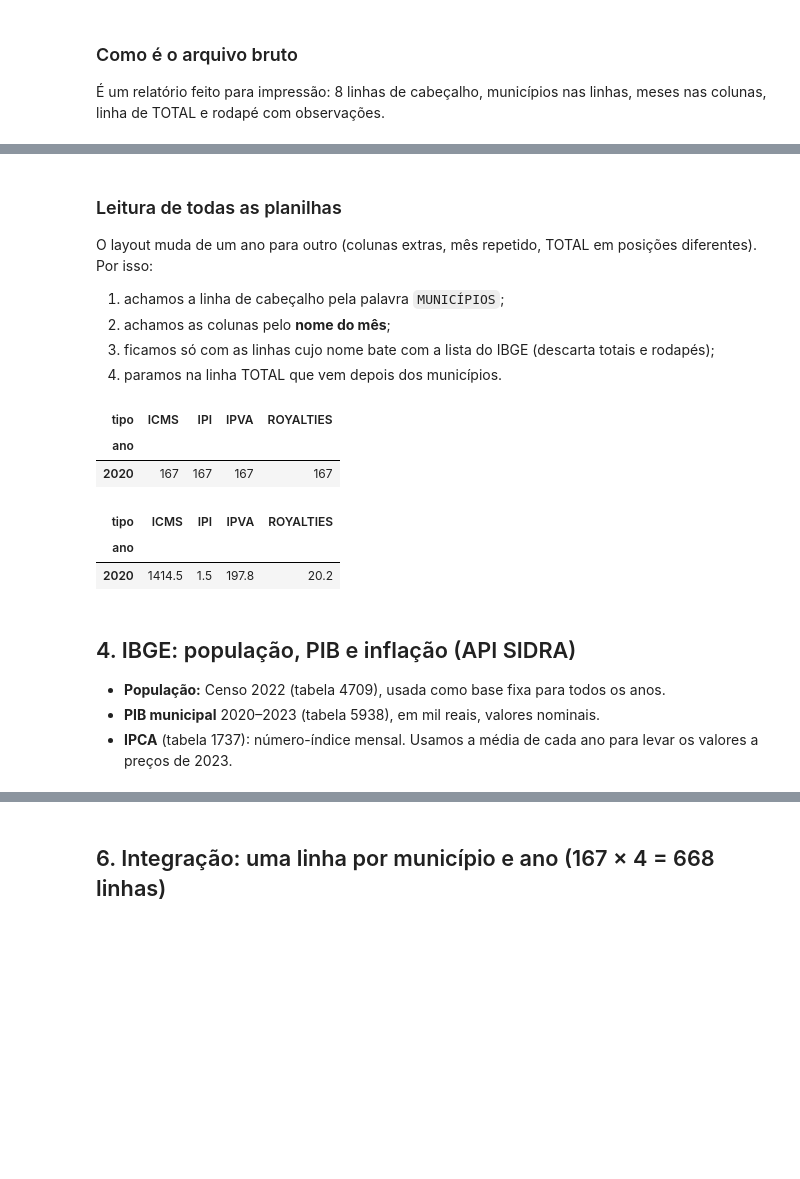
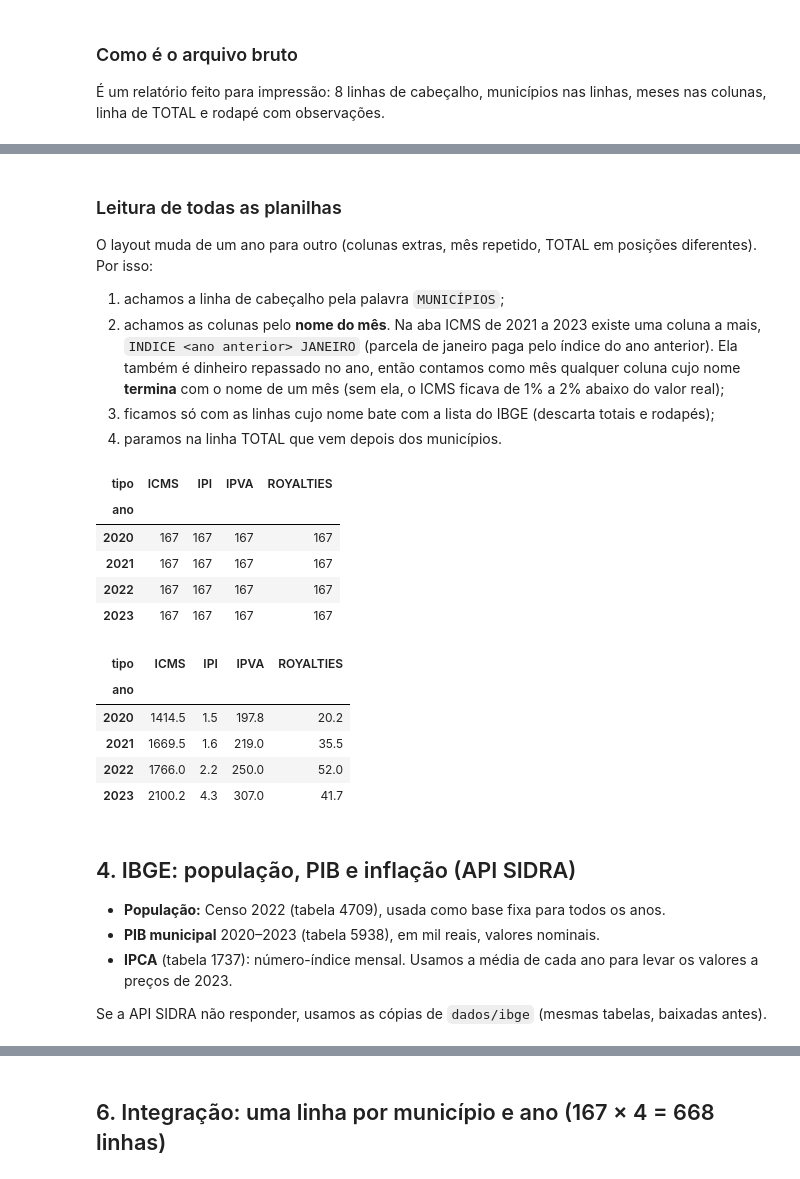
Before and after one commit to Renata-Nascimento/Projeto-U02-CD, a Jupyter notebook: notebooks/01_coleta.ipynb, the cells around one changed output, grey strips where cells are left out. Saved outputs shown, nothing was run; the diff lists cells and outputs as text; code cells hidden in the pictures; blank space fills up the shorter version.

```diff
--- a/notebooks/01_coleta.ipynb
+++ b/notebooks/01_coleta.ipynb
@@ -90,6 +90,8 @@ import requests
 
 ANOS = [2020, 2021, 2022, 2023]   # período da análise (justificativa acima)
 ANO_PRECOS = 2023                # valores em R$ de 2023
+REPO = 'Renata-Nascimento/Projeto-U02-CD'
+RAW_GITHUB = f'https://raw.githubusercontent.com/{REPO}/main/'   # cópias das fontes (plano B)
 os.makedirs('dados', exist_ok=True)
 os.makedirs('saida', exist_ok=True)
 # %% [markdown]
@@ -99,12 +103,18 @@ Baixamos primeiro porque ela é a "régua": todo nome de município das outras f
 # %%
-resp = requests.get('https://servicodados.ibge.gov.br/api/v1/localidades/estados/24/municipios', timeout=60)
-
-municipios = pd.DataFrame([{
-    'cod_ibge': m['id'],
-    'municipio': m['nome'],
-    'mesorregiao': m['microrregiao']['mesorregiao']['nome'],
-    'regiao_intermediaria': m['regiao-imediata']['regiao-intermediaria']['nome'],
-} for m in resp.json()])
+try:
+    resp = requests.get('https://servicodados.ibge.gov.br/api/v1/localidades/estados/24/municipios', timeout=60)
+    resp.raise_for_status()
+    municipios = pd.DataFrame([{
+        'cod_ibge': m['id'],
+        'municipio': m['nome'],
+        'mesorregiao': m['microrregiao']['mesorregiao']['nome'],
+        'regiao_intermediaria': m['regiao-imediata']['regiao-intermediaria']['nome'],
+    } for m in resp.json()])
+    print('Municípios lidos da API do IBGE')
+except (requests.exceptions.RequestException, ValueError) as erro:
+    print(f'API do IBGE não respondeu ({erro.__class__.__name__}); usando a cópia do GitHub')
+    municipios = pd.read_csv(RAW_GITHUB + 'dados/ibge/municipios_rn.csv')[
+        ['cod_ibge', 'municipio', 'mesorregiao', 'regiao_intermediaria']]
 
 print(len(municipios), 'municípios')
 municipios.head()
@@ -211,46 +228,56 @@ pd.read_excel(arquivos[0], sheet_name='ICMS', header=None).iloc[6:14, :5]
 
 O layout muda de um ano para outro (colunas extras, mês repetido, TOTAL em posições diferentes). Por isso:
 1. achamos a linha de cabeçalho pela palavra `MUNICÍPIOS`;
-2. achamos as colunas pelo **nome do mês**;
+2. achamos as colunas pelo **nome do mês**. Na aba ICMS de 2021 a 2023 existe uma coluna a mais,
+   `INDICE <ano anterior> JANEIRO` (parcela de janeiro paga pelo índice do ano anterior). Ela também é dinheiro
+   repassado no ano, então contamos como mês qualquer coluna cujo nome **termina** com o nome de um mês
+   (sem ela, o ICMS ficava de 1% a 2% abaixo do valor real);
 3. ficamos só com as linhas cujo nome bate com a lista do IBGE (descarta totais e rodapés);
 4. paramos na linha TOTAL que vem depois dos municípios.
 # %%
 MESES = ['JANEIRO', 'FEVEREIRO', 'MARCO', 'ABRIL', 'MAIO', 'JUNHO',
          'JULHO', 'AGOSTO', 'SETEMBRO', 'OUTUBRO', 'NOVEMBRO', 'DEZEMBRO']
+
+def eh_mes(texto_coluna):
+    """'JANEIRO' -> True; 'INDICEJANEIRO' (coluna 'INDICE 2020 JANEIRO') -> True; 'TOTAL' -> False."""
+    return any(texto_coluna.endswith(m) for m in MESES)
 
 def ler_aba(arquivo, aba, ano):
     bruto = pd.read_excel(arquivo, sheet_name=aba, header=None)
     lin_cab = bruto.index[bruto[0].astype(str).str.upper().str.startswith('MUNIC')][0]
     cabecalho = [chave(c) for c in bruto.iloc[lin_cab]]
     corpo = bruto.iloc[lin_cab + 1:]
 
     k = corpo[0].map(chave).replace(DE_PARA)
     inicio = k[k.isin(list(COD_POR_CHAVE))].index[0]
     fim = corpo.index[(corpo.index > inicio) & corpo[0].astype(str).str.upper().str.contains('TOTA')]
     if len(fim):
         corpo, k = corpo.loc[:fim[0] - 1], k.loc[:fim[0] - 1]
     corpo = corpo.assign(cod_ibge=k.map(COD_POR_CHAVE)).dropna(subset=['cod_ibge'])
 
-    colunas_meses = [j for j, c in enumerate(cabecalho) if c in MESES]
+    colunas_meses = [j for j, c in enumerate(cabecalho) if eh_mes(c)]
     valores = corpo[colunas_meses].apply(pd.to_numeric, errors='coerce')
     return pd.DataFrame({'cod_ibge': corpo['cod_ibge'].astype(int).values,
                          'ano': ano, 'tipo': aba,
                          'valor': valores.sum(axis=1).values})
 
 partes = []
 for arq in arquivos:
     ano = int(re.search(r'(20\d{2})', os.path.basename(arq)).group(1))   # 1º ano que aparece no nome do arquivo
     for aba in ['ICMS', 'IPVA', 'IPI', 'ROYALTIES']:
         partes.append(ler_aba(arq, aba, ano))
 repasses = pd.concat(partes, ignore_index=True)
 repasses = repasses[repasses['ano'].isin(ANOS)]
 
 # conferência: cada ano × tipo deve ter os 167 municípios
 repasses.pivot_table(index='ano', columns='tipo', values='cod_ibge', aggfunc='nunique')
 # %% [output]
 | tipo | ICMS | IPI | IPVA | ROYALTIES |
 | ano |  |  |  |  |
 | 2020 | 167 | 167 | 167 | 167 |
+| 2021 | 167 | 167 | 167 | 167 |
+| 2022 | 167 | 167 | 167 | 167 |
+| 2023 | 167 | 167 | 167 | 167 |
 # %%
 # Total repassado por ano (R$ milhões, valores nominais, sem correção)
 (repasses.pivot_table(index='ano', columns='tipo', values='valor', aggfunc='sum') / 1e6).round(1)
@@ -258,12 +285,17 @@ repasses.pivot_table(index='ano', columns='tipo', values='cod_ibge', aggfunc='nu
 | tipo | ICMS | IPI | IPVA | ROYALTIES |
 | ano |  |  |  |  |
 | 2020 | 1414.5 | 1.5 | 197.8 | 20.2 |
+| 2021 | 1669.5 | 1.6 | 219.0 | 35.5 |
+| 2022 | 1766.0 | 2.2 | 250.0 | 52.0 |
+| 2023 | 2100.2 | 4.3 | 307.0 | 41.7 |
 # %% [markdown]
 ## 4. IBGE: população, PIB e inflação (API SIDRA)
 
 - **População:** Censo 2022 (tabela 4709), usada como base fixa para todos os anos.
 - **PIB municipal** 2020–2023 (tabela 5938), em mil reais, valores nominais.
 - **IPCA** (tabela 1737): número-índice mensal. Usamos a média de cada ano para levar os valores a preços de 2023.
+
+Se a API SIDRA não responder, usamos as cópias de `dados/ibge` (mesmas tabelas, baixadas antes).
 # %%
 def sidra(caminho):
     dados = requests.get('https://apisidra.ibge.gov.br/values' + caminho, timeout=120).json()
```
Also changed, not shown: parts of 14 cells of this notebook.
